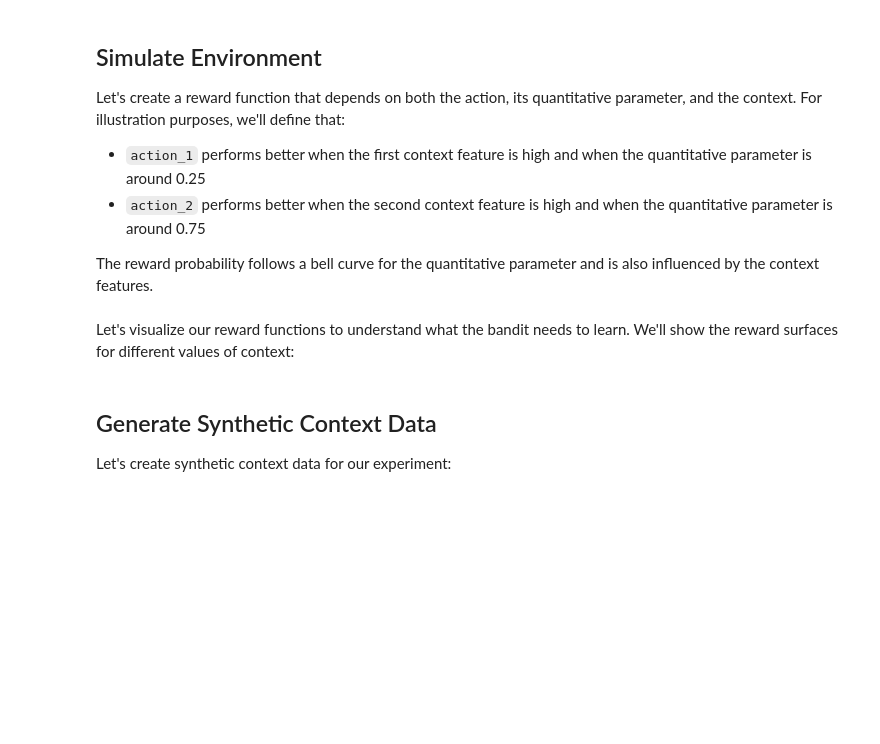
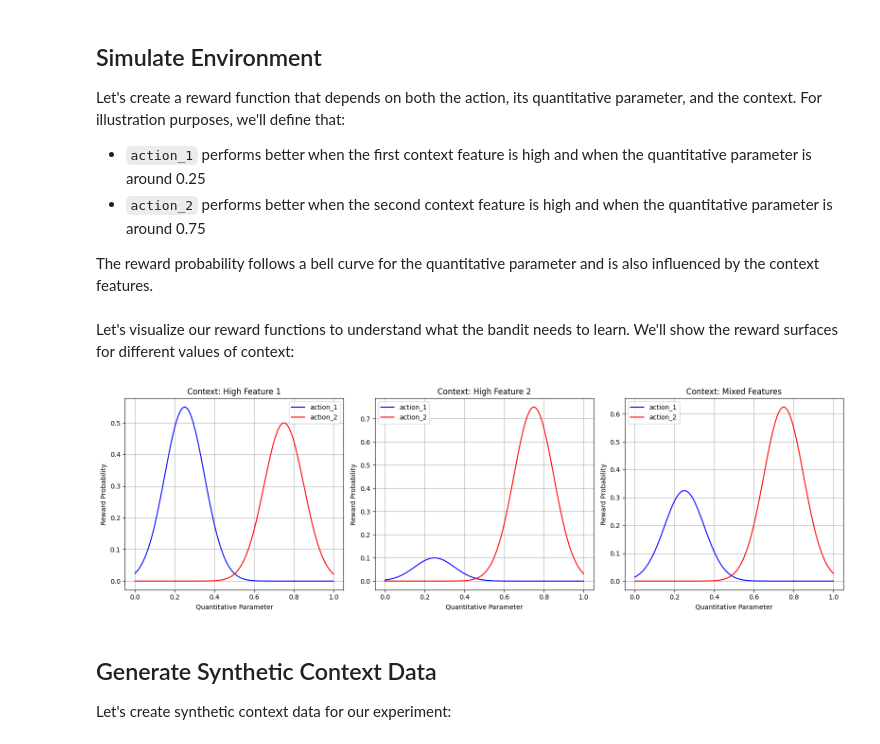
Before and after one commit to PlaytikaOSS/pybandits, a Jupyter notebook: docs/src/tutorials/cmab_quant_bnn.ipynb, the cells around one changed output. Cells and saved outputs as stored; diff of their text form; code cells hidden in the pictures; blank space fills up the shorter version.

```diff
--- a/docs/src/tutorials/cmab_quant_bnn.ipynb
+++ b/docs/src/tutorials/cmab_quant_bnn.ipynb
@@ -112,34 +120,36 @@ x = np.linspace(0, 1, 100)
 contexts = [
     np.array([1.0, 0.0, 0.0]),  # High first feature
     np.array([0.0, 1.0, 0.0]),  # High second feature
     np.array([0.5, 0.5, 0.0]),  # Mixed features
 ]
 
 plt.figure(figsize=(16, 5))
 for i, context in enumerate(contexts, 1):
     plt.subplot(1, 3, i)
 
-    y1 = [np.exp(-((xi - 0.25) ** 2) / 0.02) * (0.5 + 0.5 * (context[0] / 2)) for xi in x]
+    y1 = [np.exp(-((xi - 0.25) ** 2) / 0.02) * (0.1 + 0.9 * (context[0] / 2)) for xi in x]
     y2 = [np.exp(-((xi - 0.75) ** 2) / 0.02) * (0.5 + 0.5 * (context[1] / 2)) for xi in x]
 
     plt.plot(x, y1, "b-", label="action_1")
     plt.plot(x, y2, "r-", label="action_2")
     plt.xlabel("Quantitative Parameter")
     plt.ylabel("Reward Probability")
 
     if i == 1:
         title = "Context: High Feature 1"
     elif i == 2:
         title = "Context: High Feature 2"
     else:
         title = "Context: Mixed Features"
 
     plt.title(title)
     plt.legend()
     plt.grid(True)
 
 plt.tight_layout()
 plt.show()
+# %% [output]
+[figure, added]
 # %% [markdown]
 ## Generate Synthetic Context Data
 
```
Also changed, not shown: parts of 20 cells of this notebook.
